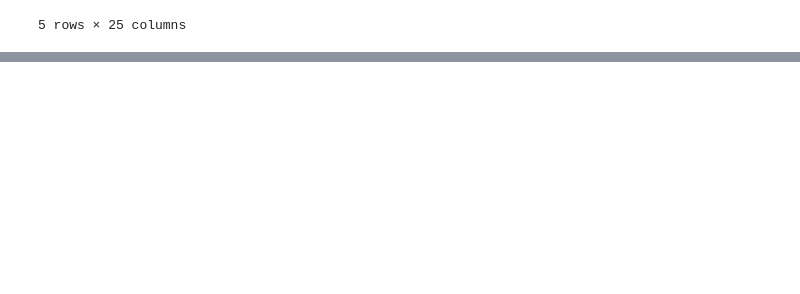
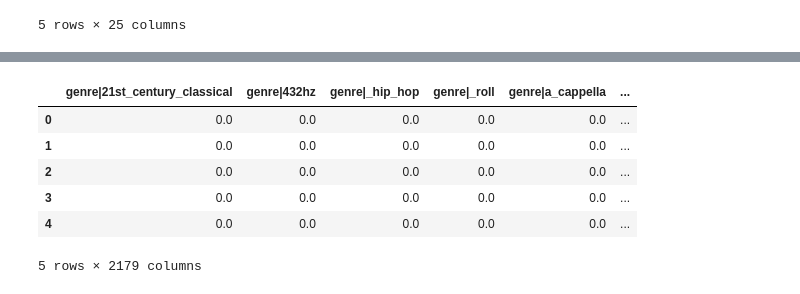
Before and after one commit to MaharazAliyu/Rec-Sys-Spotipy-API, a Jupyter notebook: RecSys_Data_Collection.ipynb, the cells around one changed output, grey strips where cells are left out. Saved outputs shown, nothing was run; the diff lists cells and outputs as text; code cells hidden in the pictures; blank space fills up the shorter version.

```diff
--- a/RecSys_Data_Collection.ipynb
+++ b/RecSys_Data_Collection.ipynb
@@ -290,0 +413,12 @@ See the caveats in the documentation: https://pandas.pydata.org/pandas-docs/stab
+# %%
+complete_playlist_set_vector, complete_nonplaylist=generate_playlist_feature(Complete_feature_set, playlistDf_test)
+#view top 5 non-playlist set
+complete_nonplaylist.head()
+# %% [output]
+|  | genre|21st_century_classical | genre|432hz | genre|_hip_hop | genre|_roll | genre|a_cappella | ... |
+| 0 | 0.0 | 0.0 | 0.0 | 0.0 | 0.0 | ... |
+| 1 | 0.0 | 0.0 | 0.0 | 0.0 | 0.0 | ... |
+| 2 | 0.0 | 0.0 | 0.0 | 0.0 | 0.0 | ... |
+| 3 | 0.0 | 0.0 | 0.0 | 0.0 | 0.0 | ... |
+| 4 | 0.0 | 0.0 | 0.0 | 0.0 | 0.0 | ... |
+5 rows × 2179 columns
```
Also changed, not shown: parts of 17 cells of this notebook.
